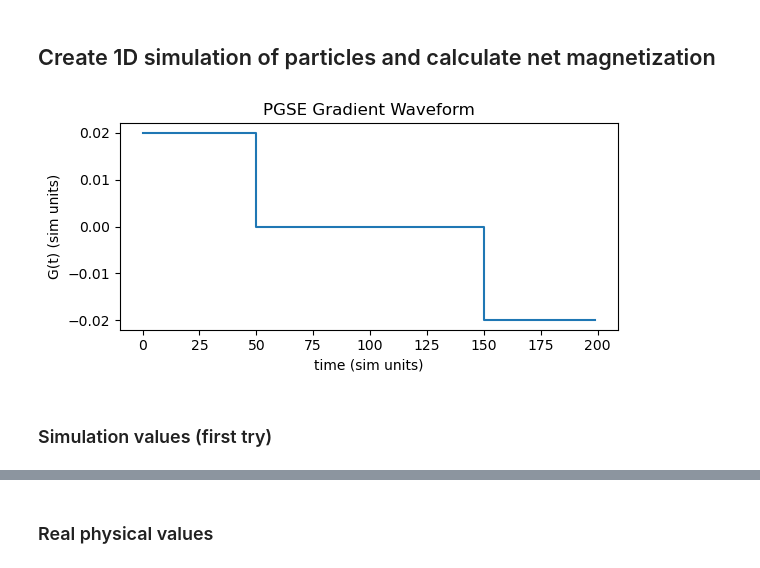
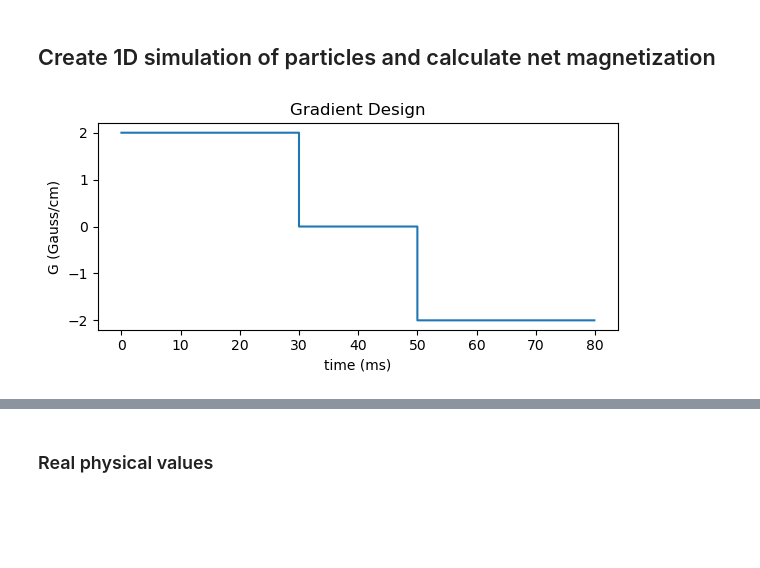
Before and after one commit to TonyYangHan/Grp6_BENG280A_Project_2, a Jupyter notebook: 1D_dMRI.ipynb, the cells around one changed output, grey strips where cells are left out. Saved outputs shown, nothing was run; the diff lists cells and outputs as text; code cells hidden in the pictures; blank space fills up the shorter version.

```diff
--- a/1D_dMRI.ipynb
+++ b/1D_dMRI.ipynb
@@ -16,36 +17,53 @@ def make_pgse_gradient(dt=1.0, n_delta=50, n_gap=100, G_amp=0.02, gamma=1.0):
     G        : (n_total,) gradient array
     dt       : time step (sim units)
     delta    : pulse duration (sim time units)
     big_delta: time between leading edges of the two pulses (sim time units)
     gamma    : gyromagnetic ratio (sim units)
     """
     # Number of steps between leading edges of pulses:
     n_big_delta = n_delta + n_gap              # steps between pulse starts
     n_total = n_big_delta + n_delta           # total steps until end of 2nd pulse
 
     t = np.arange(n_total) * dt
     G = np.zeros(n_total)
 
     # First pulse: +G_amp from t=0 to t=n_delta*dt
     G[0:n_delta] = G_amp
 
     # Second pulse: -G_amp starting at t = n_big_delta*dt
     G[n_big_delta:n_big_delta + n_delta] = -G_amp
 
     delta = n_delta * dt              # duration of each pulse
     big_delta = n_big_delta * dt      # time between pulse starts (Δ)
 
     return t, G, dt, delta, big_delta, gamma
 
-# Example: make and plot a gradient
-t, G, dt, delta, big_delta, gamma = make_pgse_gradient()
+# # Example: make and plot a gradient
+# t, G, dt, delta, big_delta, gamma = make_pgse_gradient()
+
+# plt.figure(figsize=(6, 3))
+# plt.step(t, G, where="post")
+# plt.xlabel("time (sim units)")
+# plt.ylabel("G(t) (sim units)")
+# plt.title("PGSE Gradient Waveform")
+# plt.tight_layout()
+# plt.show()
+
+G_amp = 2.0      # Gauss/cm
+n_spins = 50000    # number of spin particles
+n_delta = 300    # number of dt for pulse
+n_gap = 200      # number of dt for gap. n_big_delta = n_spins + n_gap
+dt = 0.1         # miliseconds, or 100 microseconds
+gamma = 26.75      # rad/(ms*Gauss)
+
+t, G, dt, delta, big_delta, gamma = make_pgse_gradient(dt=dt, n_delta=n_delta, n_gap=n_gap, G_amp=G_amp, gamma=gamma)
 
 plt.figure(figsize=(6, 3))
 plt.step(t, G, where="post")
-plt.xlabel("time (sim units)")
-plt.ylabel("G(t) (sim units)")
-plt.title("PGSE Gradient Waveform")
+plt.xlabel("time (ms)")
+plt.ylabel("G (Gauss/cm)")
+plt.title("Gradient Design")
 plt.tight_layout()
 plt.show()
 # %% [output]
-[figure, old version]
+[figure, new version]
@@ -117,2 +69,0 @@ def simulate_diffusion_signal(
-# %% [markdown]
-### Simulation values (first try)
```
Also changed, not shown: parts of 17 cells of this notebook, 4 other files.
